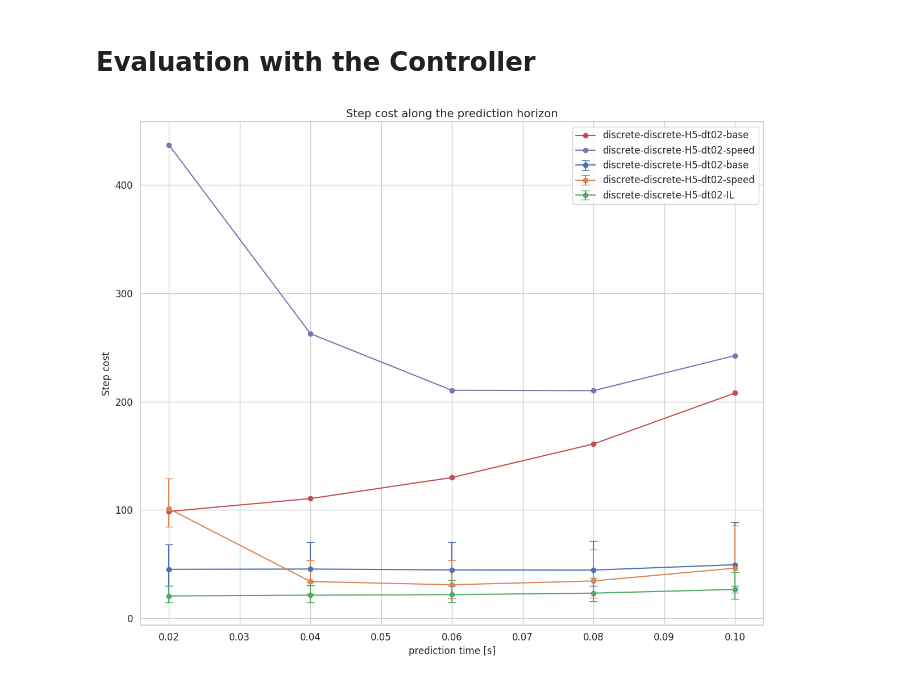
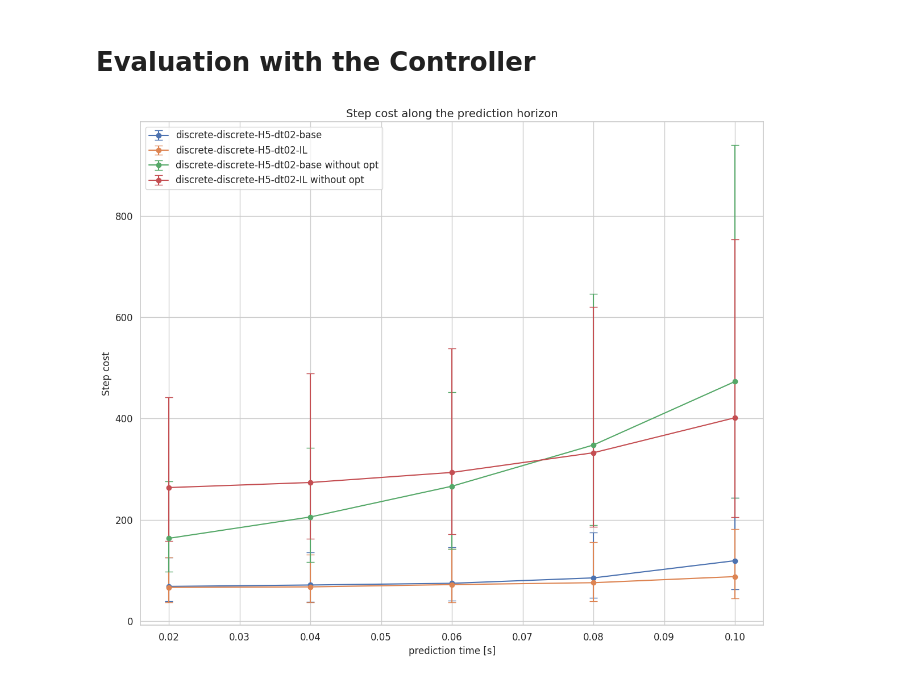
Before and after one commit to Batou1406/dls_orbit_bat_private, a Jupyter notebook: source/extensions/omni.isaac.lab_tasks/omni/isaac/lab_tasks/manager_based/locomotion/model_based/thesis_image.ipynb, the cells around one changed output. Drawn from its saved outputs; the diff is of its cells as text; code cells hidden in the pictures.

```diff
--- a/source/extensions/omni.isaac.lab_tasks/omni/isaac/lab_tasks/manager_based/locomotion/model_based/thesis_image.ipynb
+++ b/source/extensions/omni.isaac.lab_tasks/omni/isaac/lab_tasks/manager_based/locomotion/model_based/thesis_image.ipynb
@@ -2141,30 +2120,28 @@ json_info_path1 = os.path.join(path1, "info.json")
 json_info_path2 = os.path.join(path2, "info.json")
 if os.path.isfile(json_info_path1):
     with open(json_info_path1, 'r') as json_file:
-        info1_dict = json.load(json_file)  # Load JSON data into a Python dictionary
+        info_dict_with_opt = json.load(json_file)  # Load JSON data into a Python dictionary
 if os.path.isfile(json_info_path2):
     with open(json_info_path2, 'r') as json_file:
         info_dict_without_optimization = json.load(json_file)  # Load JSON data into a Python dictionary
-info_dict = {**info1_dict}#, **info2_dict}#, **info3_dict}
+# info_dict = {**info1_dict}#, **info2_dict}#, **info3_dict}
 
 
-for key in info_dict :
+for key in info_dict_with_opt :
     # if 'first-spline' in key and not 'H15-dt04' in key:
     # if 'H5-dt02' in key:
+    if not "speed" in key:
         # if 'discrete-discrete' in key:
         # if 'first-discrete' in key or 'first-spline' in key :
         # if 'first-spline-H5-dt04' in key or 'first-spline-H10-dt02' in key:
             # y = [0] + info_dict[key]['step_cost_results']['step_cost_median']
-            y = np.array(info_dict[key]['step_cost_results']['step_cost_median'])
-
-            q1 = np.array(info_dict[key]['step_cost_results']['step_costq1_values'])
-            q3 = np.array(info_dict[key]['step_cost_results']['step_costq3_values'])
+            y = np.array(info_dict_with_opt[key]['step_cost_results']['step_cost_median'])
+            q1 = np.array(info_dict_with_opt[key]['step_cost_results']['step_costq1_values'])
+            q3 = np.array(info_dict_with_opt[key]['step_cost_results']['step_costq3_values'])
             yerr = [y - q1, q3 - y]
 
-            if '02' in key:
-                x = torch.arange(len(y))*0.02 + 0.02
-            else :
-                x = torch.arange(len(y))*0.04 + 0.04
+            if '02' in key: x = torch.arange(len(y))*0.02 + 0.02
+            else :          x = torch.arange(len(y))*0.04 + 0.04
 
             # plt.plot(x,y, marker='o', label=key)
             plt.errorbar(x, y, yerr=yerr, marker='o', label=key, capsize=5)
@@ -2172,40 +2149,38 @@ for key in info_dict :
 for key in info_dict_without_optimization :
     # if 'first-spline' in key and not 'H15-dt04' in key:
     # if 'H5-dt02' in key:
+    if not "speed" in key:
         # if 'discrete-discrete' in key:
         # if 'first-discrete' in key or 'first-spline' in key :
         # if 'first-spline-H5-dt04' in key or 'first-spline-H10-dt02' in key:
             # y = [0] + info_dict[key]['step_cost_results']['step_cost_median']
             y = np.array(info_dict_without_optimization[key]['step_cost_results']['step_cost_median'])
-
             q1 = np.array(info_dict_without_optimization[key]['step_cost_results']['step_costq1_values'])
             q3 = np.array(info_dict_without_optimization[key]['step_cost_results']['step_costq3_values'])
             yerr = [y - q1, q3 - y]
 
-            if '02' in key:
-                x = torch.arange(len(y))*0.02 + 0.02
-            else :
-                x = torch.arange(len(y))*0.04 + 0.04
+            if '02' in key: x = torch.arange(len(y))*0.02 + 0.02
+            else :          x = torch.arange(len(y))*0.04 + 0.04
 
-            plt.plot(x,y, marker='o', label=key)
-            # plt.errorbar(x, y, yerr=yerr, marker='o', label=key + ' without opt', capsize=5)
+            # plt.plot(x,y, marker='o', label=key + ' without opt')
+            plt.errorbar(x, y, yerr=yerr, marker='o', label=key + ' without opt', capsize=5)
 
 
 # Customize the plot for the scientific report
 plt.title('Step cost along the prediction horizon', fontsize=14)
 plt.xlabel('prediction time [s]', fontsize=12)
 plt.ylabel('Step cost', fontsize=12)
 # plt.legend(title=r'Algorithm', fontsize=12, title_fontsize=12)
 plt.legend(fontsize=12)
 plt.xticks(fontsize=12)
 plt.yticks(fontsize=12)
 # plt.yscale('log')
 plt.tight_layout()
 
 # Save the plot if needed
 # plt.savefig("thesis image/9/DaggervsNaiveMSE.pdf", bbox_inches='tight')
 
 # Show the plot
 plt.show()
 # %% [output]
-[figure, old version]
+[figure, new version]
```
Also changed, not shown: parts of 5 cells of this notebook, 8 other files.
